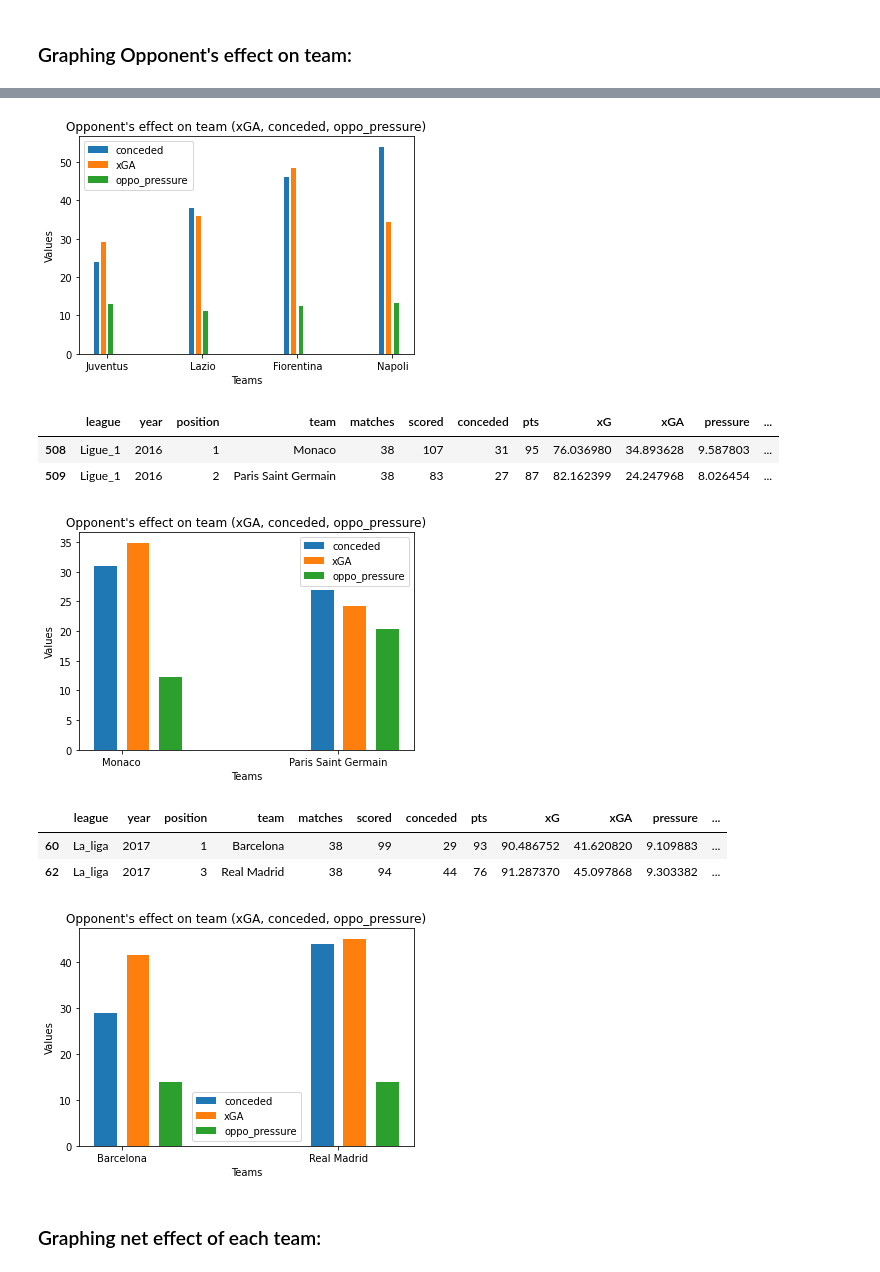
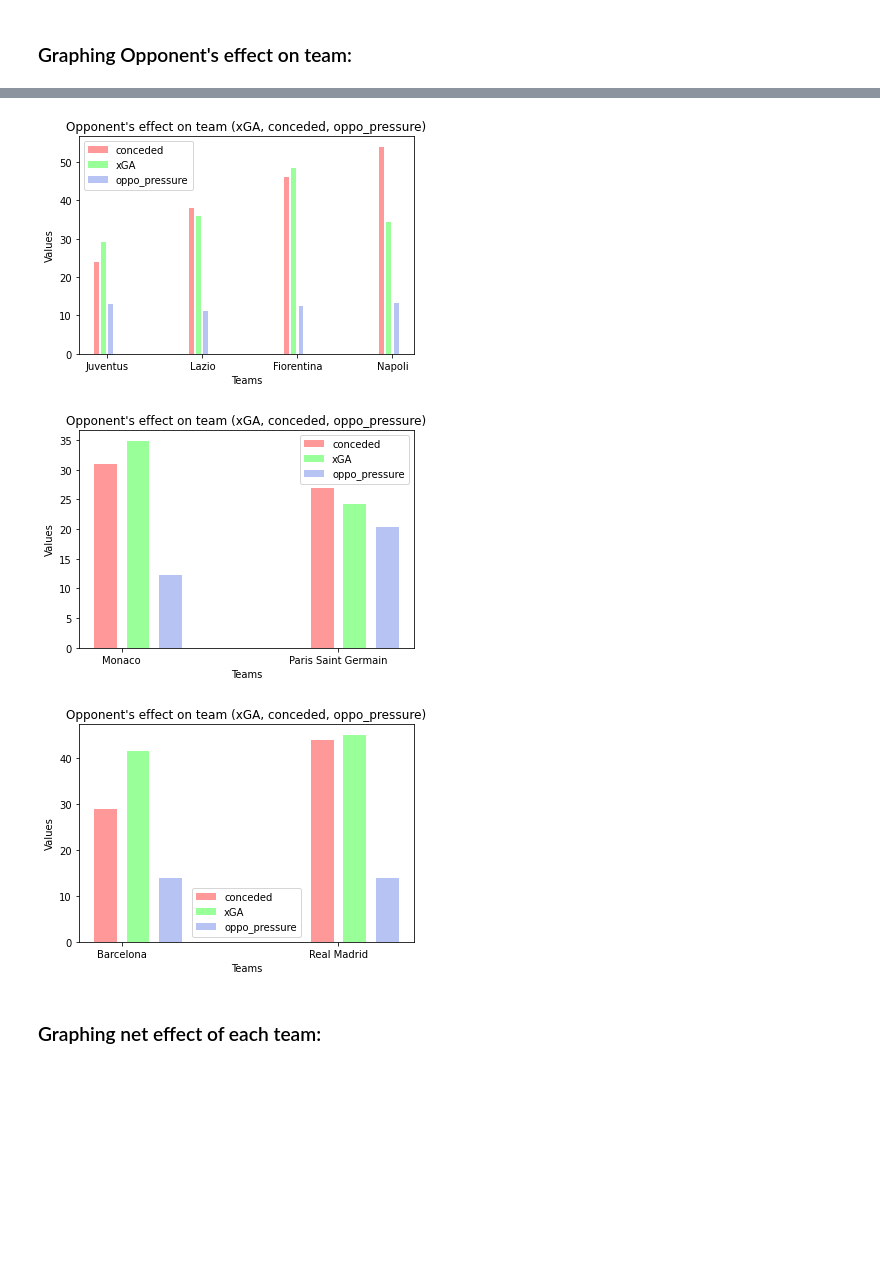
Before and after one commit to data301-2021-summer2/football-metrics-analysis, a Jupyter notebook: analysis/Final_Unified_Analysis.ipynb, the cells around one changed output, grey strips where cells are left out. Saved outputs shown, nothing was run; the diff lists cells and outputs as text; code cells hidden in the pictures; blank space fills up the shorter version.

```diff
--- a/analysis/Final_Unified_Analysis.ipynb
+++ b/analysis/Final_Unified_Analysis.ipynb
@@ -189,26 +192,37 @@ display(df)
 # %% [markdown]
 ### Graphing Team's effect on opponent:
 # %%
+#set up color theme for the plots
+colors = ['#ff9999','#99ff99', '#B7C3F3', '#DD7596']
+
+#extracts data of teams that have higher xG than the winning team in EPL 2014
 df1= pf.filter_data_set('EPL',2014,1,path)
 display(df1)
+#plots the graph for team's effect on opponent
 fig, ax = plt.subplots()
-pf.bar_plot(ax, df1, total_width=0.3, single_width=0.7, chart_value=1)
+pf.bar_plot(ax, df1, total_width=0.3, single_width=0.7, chart_value=1,colors=colors)
 plt.show()
 
+#extracts data of teams that have higher xG than the winning team in Serie A 2014
 df1= pf.filter_data_set('Serie_A',2014,1, path)
 display(df1)
+#plots the graph for team's effect on opponent
 fig, ax = plt.subplots()
-pf.bar_plot(ax, df1, total_width=0.3, single_width=0.7, chart_value=1)
+pf.bar_plot(ax, df1, total_width=0.3, single_width=0.7, chart_value=1,colors=colors)
 plt.show()
 
+#extracts data of teams that have higher xG than the winning team in Ligue 1 2016
 df1= pf.filter_data_set('Ligue_1',2016, path)
+#plots the graph for team's effect on opponent
 fig, ax = plt.subplots()
-pf.bar_plot(ax, df1, total_width=0.3, single_width=0.7, chart_value=1)
+pf.bar_plot(ax, df1, total_width=0.3, single_width=0.7, chart_value=1,colors=colors)
 plt.show()
 
+#extracts data of teams that have higher xG than the winning team in La liga 2017
 df1= pf.filter_data_set('La_liga',2017, path)
+#plots the graph for team's effect on opponent
 fig, ax = plt.subplots()
-pf.bar_plot(ax, df1, total_width=0.3, single_width=0.7, chart_value=1)
+pf.bar_plot(ax, df1, total_width=0.3, single_width=0.7, chart_value=1,colors=colors)
 plt.show()
 # %% [output]
 |  | league | year | position | team | matches | scored | conceded | pts | xG | xGA | pressure | ... |
@@ -233,23 +247,31 @@ plt.show()
 # %% [markdown]
 ### Graphing Opponent's effect on team:
 # %%
+#extracts data of teams that have higher xG than the winning team in EPL 2014
 df1= pf.filter_data_set('EPL',2014, path)
+#plots the graph for opponent's effect on team
 fig, ax = plt.subplots()
-pf.bar_plot(ax, df1, total_width=0.3, single_width=0.7, chart_value=2)
+pf.bar_plot(ax, df1, total_width=0.3, single_width=0.7, chart_value=2,colors=colors)
 plt.show()
 
+#extracts data of teams that have higher xG than the winning team in Serie A 2014
 df1= pf.filter_data_set('Serie_A',2014, path)
+#plots the graph for opponent's effect on team
 fig, ax = plt.subplots()
-pf.bar_plot(ax, df1, total_width=0.3, single_width=0.7, chart_value=2)
+pf.bar_plot(ax, df1, total_width=0.3, single_width=0.7, chart_value=2,colors=colors)
 plt.show()
 
+#extracts data of teams that have higher xG than the winning team in Ligue 1 2016
 df1= pf.filter_data_set('Ligue_1',2016, path)
+#plots the graph for opponent's effect on team
 fig, ax = plt.subplots()
-pf.bar_plot(ax, df1, total_width=0.3, single_width=0.7, chart_value=2)
+pf.bar_plot(ax, df1, total_width=0.3, single_width=0.7, chart_value=2,colors=colors)
 plt.show()
 
+#extracts data of teams that have higher xG than the winning team inLa liga 2017
 df1= pf.filter_data_set('La_liga',2017, path)
+#plots the graph for opponent's effect on team
 fig, ax = plt.subplots()
-pf.bar_plot(ax, df1, total_width=0.3, single_width=0.7, chart_value=2)
+pf.bar_plot(ax, df1, total_width=0.3, single_width=0.7, chart_value=2,colors=colors)
 plt.show()
 # %% [output]
@@ -266,12 +279,6 @@ plt.show()
-[figure, old version]
+[figure, new version]
-|  | league | year | position | team | matches | scored | conceded | pts | xG | xGA | pressure | ... |
-| 508 | Ligue_1 | 2016 | 1 | Monaco | 38 | 107 | 31 | 95 | 76.036980 | 34.893628 | 9.587803 | ... |
-| 509 | Ligue_1 | 2016 | 2 | Paris Saint Germain | 38 | 83 | 27 | 87 | 82.162399 | 24.247968 | 8.026454 | ... |
-[figure, old version]
+[figure, new version]
-|  | league | year | position | team | matches | scored | conceded | pts | xG | xGA | pressure | ... |
-| 60 | La_liga | 2017 | 1 | Barcelona | 38 | 99 | 29 | 93 | 90.486752 | 41.620820 | 9.109883 | ... |
-| 62 | La_liga | 2017 | 3 | Real Madrid | 38 | 94 | 44 | 76 | 91.287370 | 45.097868 | 9.303382 | ... |
-[figure, old version]
+[figure, new version]
 # %% [markdown]
 ### Graphing net effect of each team:
 # %% [markdown]
```
Also changed, not shown: parts of 10 cells of this notebook, 3 other files.
